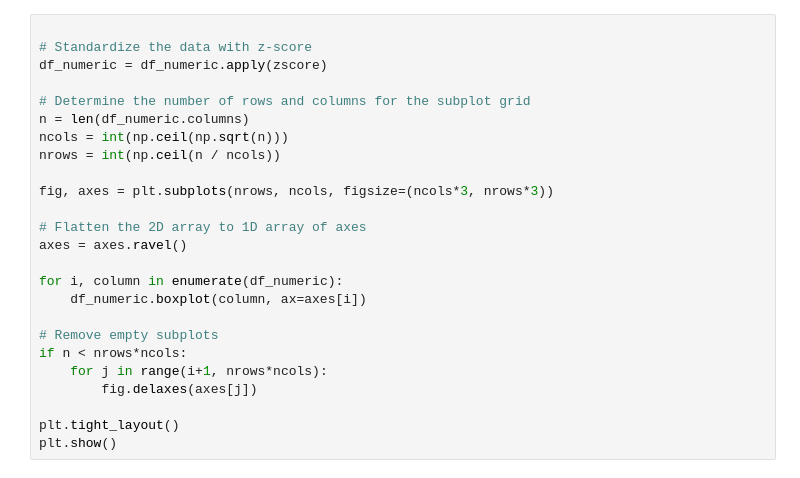
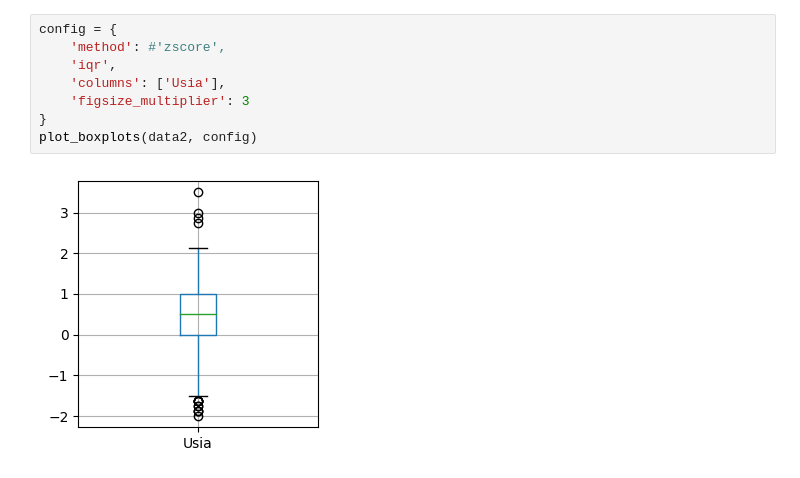
Before and after one commit to HafidAmbardi/tabulardataguidebook, a Jupyter notebook: EDA/univariate.ipynb, the cells around one changed output. Drawn from its saved outputs; the diff is of its cells as text.

Commit message:
feat: update boxplot

```diff
--- a/EDA/univariate.ipynb
+++ b/EDA/univariate.ipynb
@@ -27,25 +57,10 @@ plt.show()
-# %%
-
-# Standardize the data with z-score
-df_numeric = df_numeric.apply(zscore)
-
-# Determine the number of rows and columns for the subplot grid
-n = len(df_numeric.columns)
-ncols = int(np.ceil(np.sqrt(n)))
-nrows = int(np.ceil(n / ncols))
-
-fig, axes = plt.subplots(nrows, ncols, figsize=(ncols*3, nrows*3))
-
-# Flatten the 2D array to 1D array of axes
-axes = axes.ravel()
-
-for i, column in enumerate(df_numeric):
-    df_numeric.boxplot(column, ax=axes[i])
-
-# Remove empty subplots
-if n < nrows*ncols:
-    for j in range(i+1, nrows*ncols):
-        fig.delaxes(axes[j])
-
-plt.tight_layout()
-plt.show()
+# %%
+config = {
+    'method': #'zscore',
+    'iqr',
+    'columns': ['Usia'],
+    'figsize_multiplier': 3
+}
+plot_boxplots(data2, config)
+# %% [output]
+[figure, added]
```
Also changed, not shown: parts of 3 cells of this notebook.
